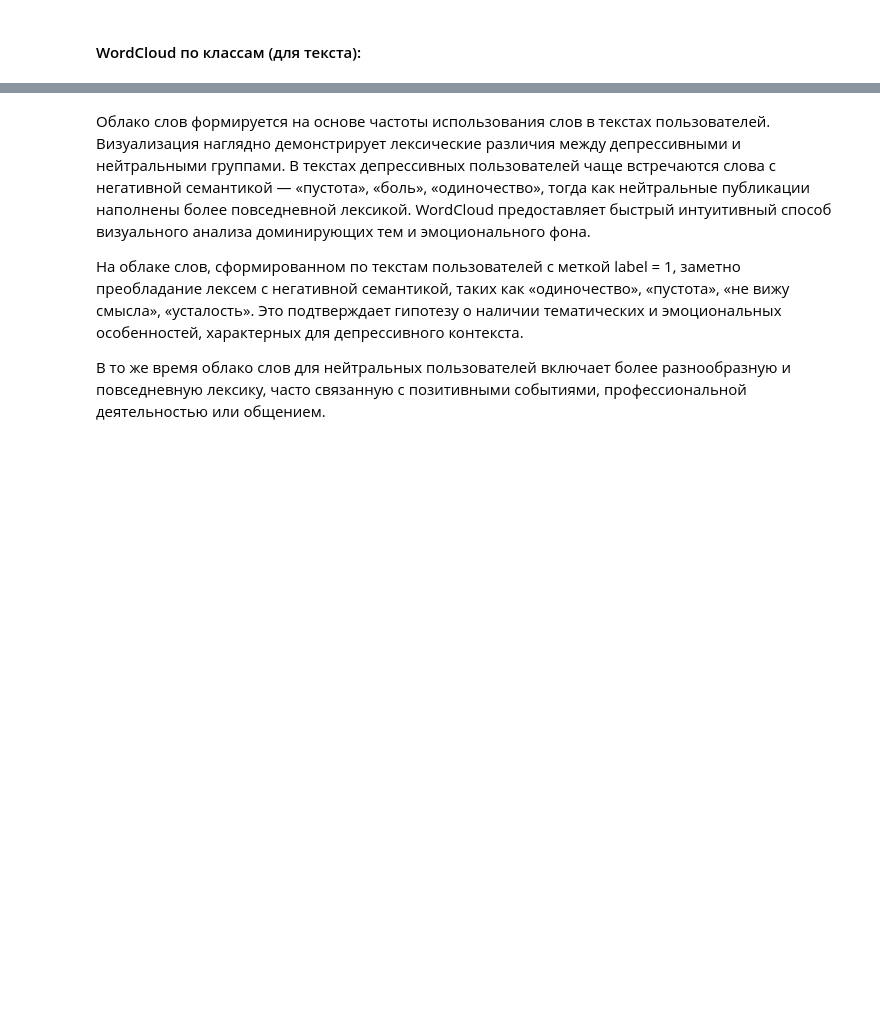
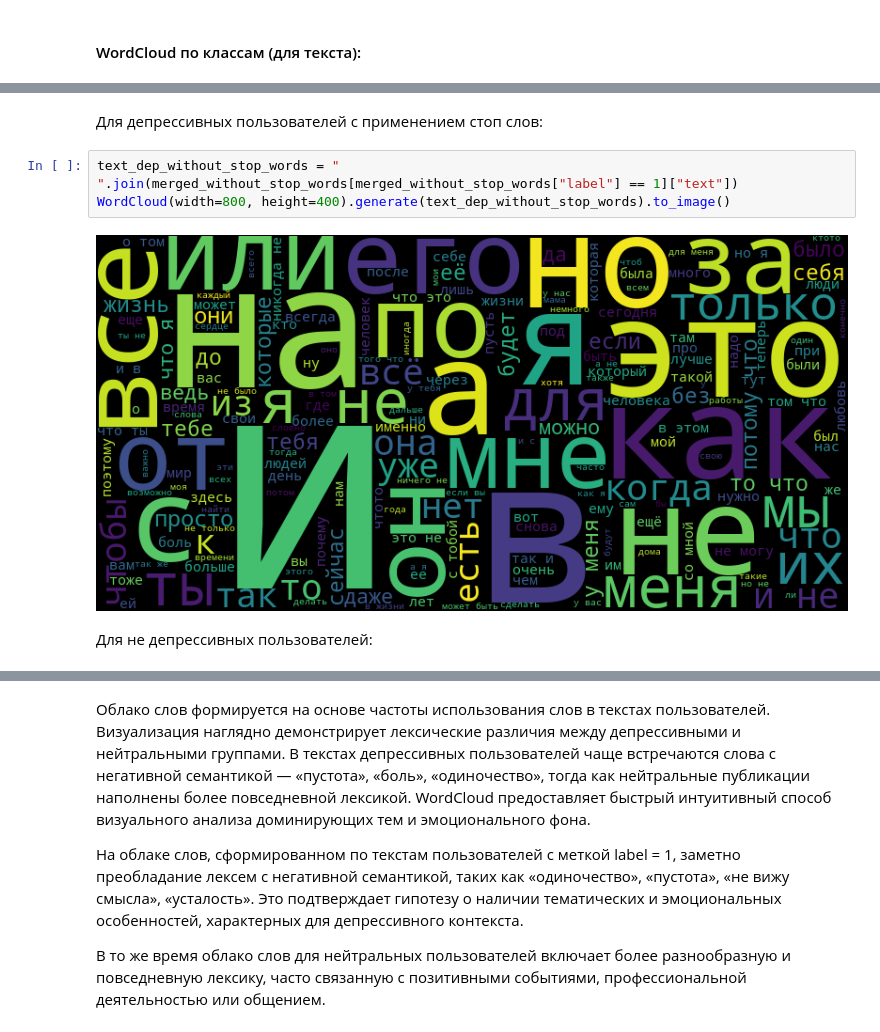
Before and after one commit to johnneon/crawler_of_depressive_context, a Jupyter notebook: data_analyze.ipynb, the cells around one changed output, grey strips where cells are left out. Drawn from its saved outputs; the diff is of its cells as text; blank space fills up the shorter version.

```diff
--- a/data_analyze.ipynb
+++ b/data_analyze.ipynb
@@ -244,3 +273,12 @@ WordCloud(width=800, height=400).generate(text_dep).to_image()
+# %% [markdown]
+Для депрессивных пользователей с применением стоп слов:
+# %%
+text_dep_without_stop_words = " ".join(merged_without_stop_words[merged_without_stop_words["label"] == 1]["text"])
+WordCloud(width=800, height=400).generate(text_dep_without_stop_words).to_image()
+# %% [output]
+[figure, added]
+# %% [markdown]
+Для не депрессивных пользователей:
 # %%
 text_neu = " ".join(merged[merged["label"] == 0]["text"])
 WordCloud(width=800, height=400).generate(text_neu).to_image()
```
Also changed, not shown: parts of 20 cells of this notebook, 7 other files.
